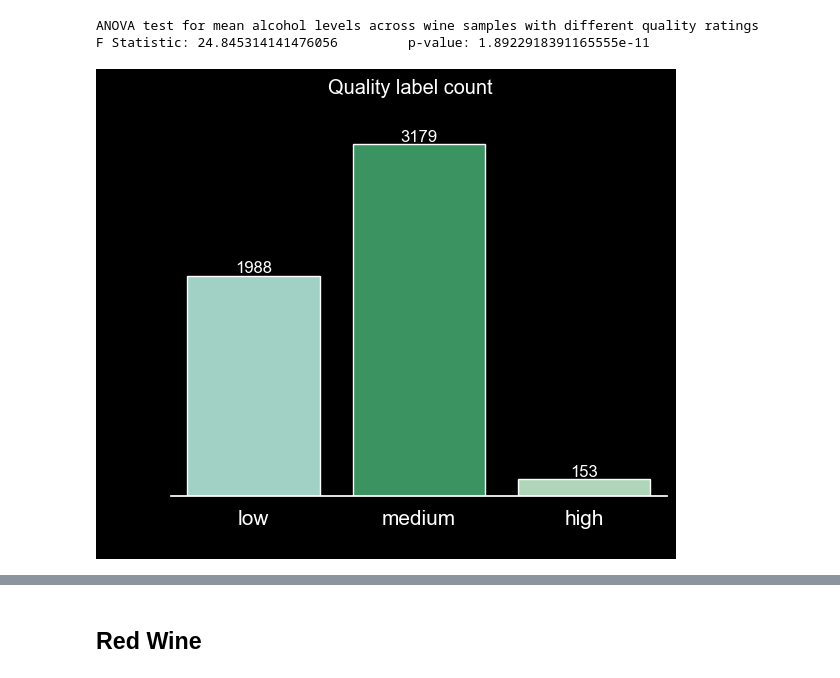
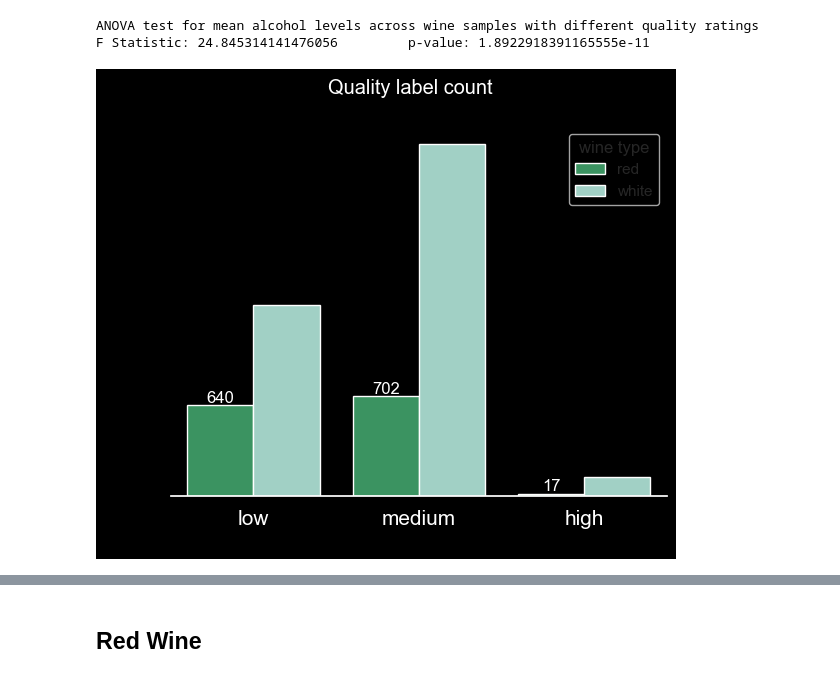
Before and after one commit to gabriela-arlt/BlueBerry-Winery, a Jupyter notebook: wine+quality/plots for the presentation.ipynb, the cells around one changed output, grey strips where cells are left out. Drawn from its saved outputs; the diff is of its cells as text; code cells hidden in the pictures.

```diff
--- a/wine+quality/plots for the presentation.ipynb
+++ b/wine+quality/plots for the presentation.ipynb
@@ -626,14 +628,14 @@ F Statistic: 24.845314141476056         p-value: 1.8922918391165555e-11
 # %%
 fig1, ax1 = plt.subplots()
-gabi1=['#99d8c9','#2ca25f','#a8ddb5']
+gabi1=['#2ca25f','#99d8c9','#a8ddb5']
 labels='Red Wine','White Wine'
-sns.countplot(data = wine , x = 'quality label', palette=gabi1)
+sns.countplot(data = wine , x = 'quality label', hue='wine type', palette=gabi1, linewidth=1)
 plt.suptitle('Quality label count', color='white')
 plt.xticks(fontsize=15, color='white')
 plt.yticks(fontsize=10, color='black')
 plt.xlabel(xlabel='quality label',color='black')
 plt.ylabel(ylabel='count',color='black')
 ax1.bar_label(ax1.containers[0], color='white')
 sns.despine(left=True)
 # %% [output]
-[figure, old version]
+[figure, new version]
```
Also changed, not shown: parts of 2 cells of this notebook, 8 other files.
